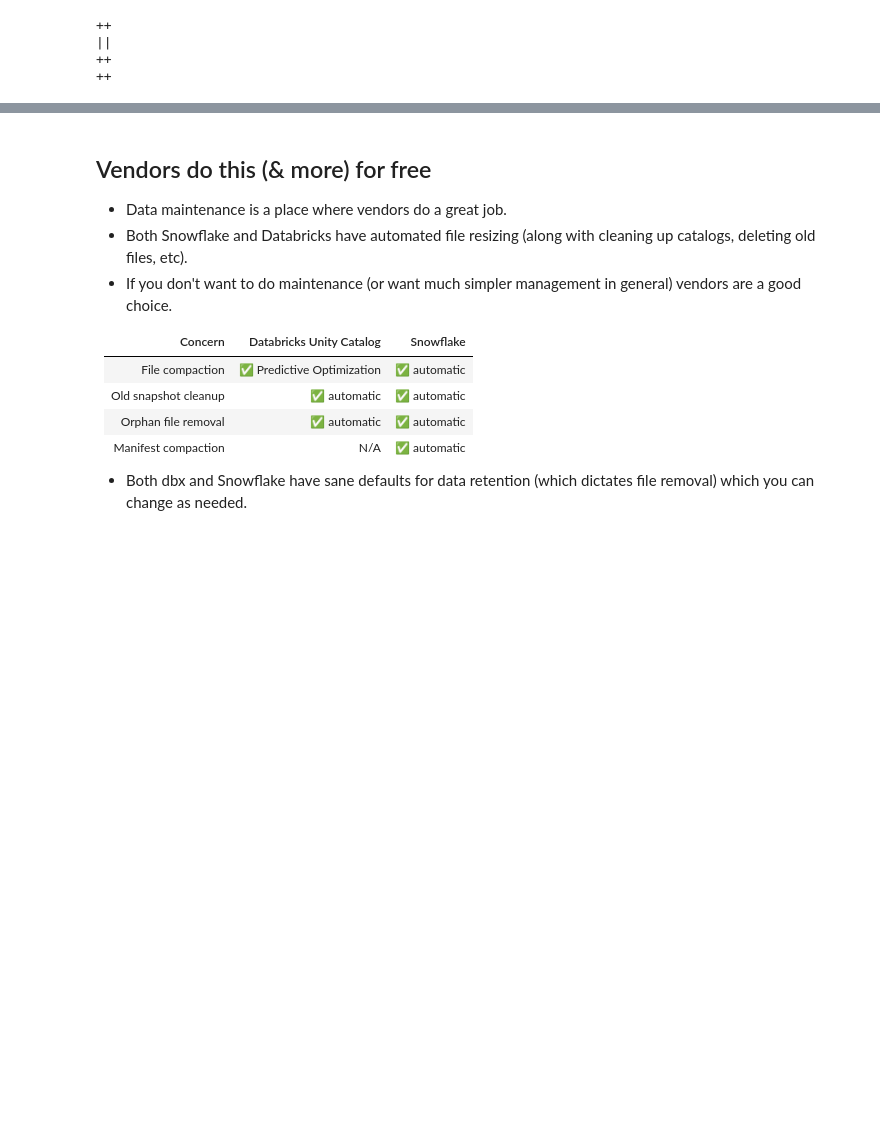
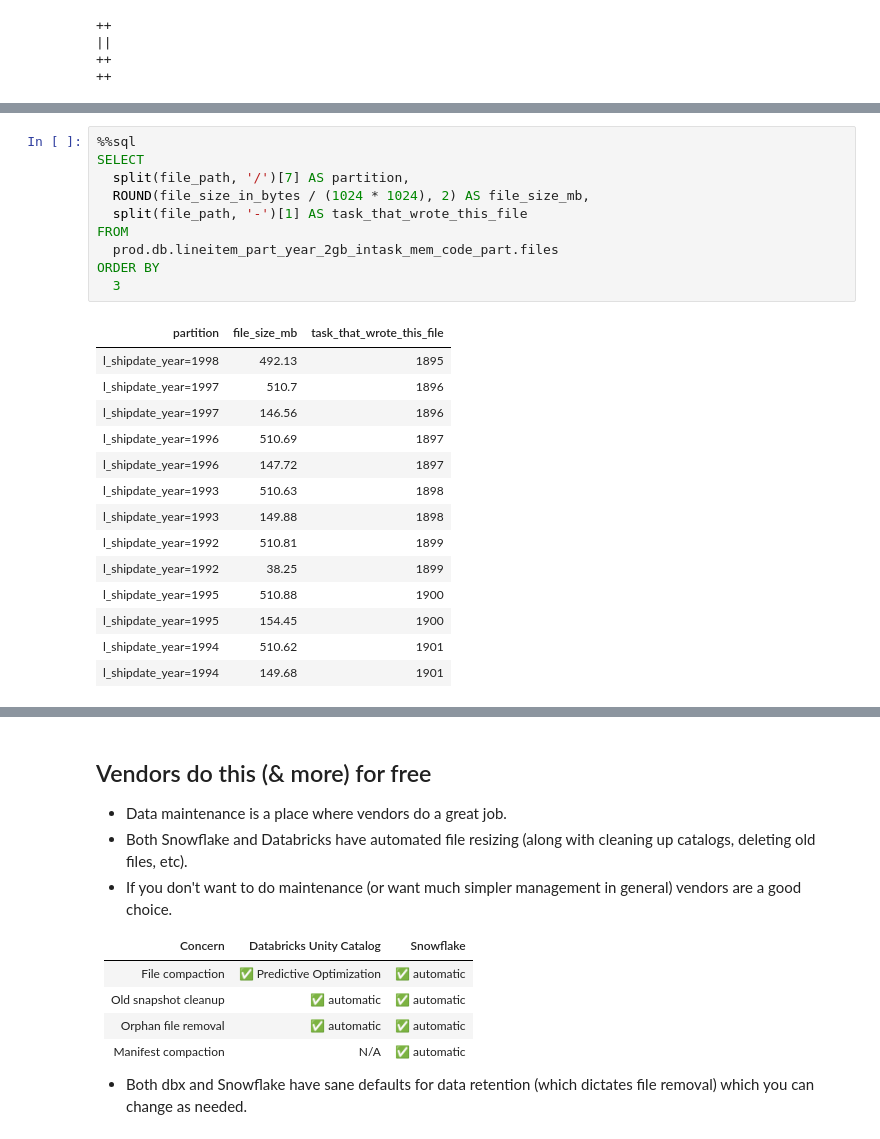
Before and after one commit to josephmachado/spark_iceberg_file_size_deep_dive, a Jupyter notebook: notebooks/worksheet.ipynb, the cells around one changed output, grey strips where cells are left out. Cells and saved outputs as stored; diff of their text form; blank space fills up the shorter version.

```diff
--- a/notebooks/worksheet.ipynb
+++ b/notebooks/worksheet.ipynb
@@ -382 +457,26 @@ ORDER BY
+# %%
+%%sql
+SELECT
+  split(file_path, '/')[7] AS partition,
+  ROUND(file_size_in_bytes / (1024 * 1024), 2) AS file_size_mb,
+  split(file_path, '-')[1] AS task_that_wrote_this_file
+FROM
+  prod.db.lineitem_part_year_2gb_intask_mem_code_part.files
+ORDER BY
+  3
+# %% [output]
+| partition | file_size_mb | task_that_wrote_this_file |
+| l_shipdate_year=1998 | 492.13 | 1895 |
+| l_shipdate_year=1997 | 510.7 | 1896 |
+| l_shipdate_year=1997 | 146.56 | 1896 |
+| l_shipdate_year=1996 | 510.69 | 1897 |
+| l_shipdate_year=1996 | 147.72 | 1897 |
+| l_shipdate_year=1993 | 510.63 | 1898 |
+| l_shipdate_year=1993 | 149.88 | 1898 |
+| l_shipdate_year=1992 | 510.81 | 1899 |
+| l_shipdate_year=1992 | 38.25 | 1899 |
+| l_shipdate_year=1995 | 510.88 | 1900 |
+| l_shipdate_year=1995 | 154.45 | 1900 |
+| l_shipdate_year=1994 | 510.62 | 1901 |
+| l_shipdate_year=1994 | 149.68 | 1901 |
 # %% [markdown]
```
Also changed, not shown: parts of 7 cells of this notebook, 4 other files.
